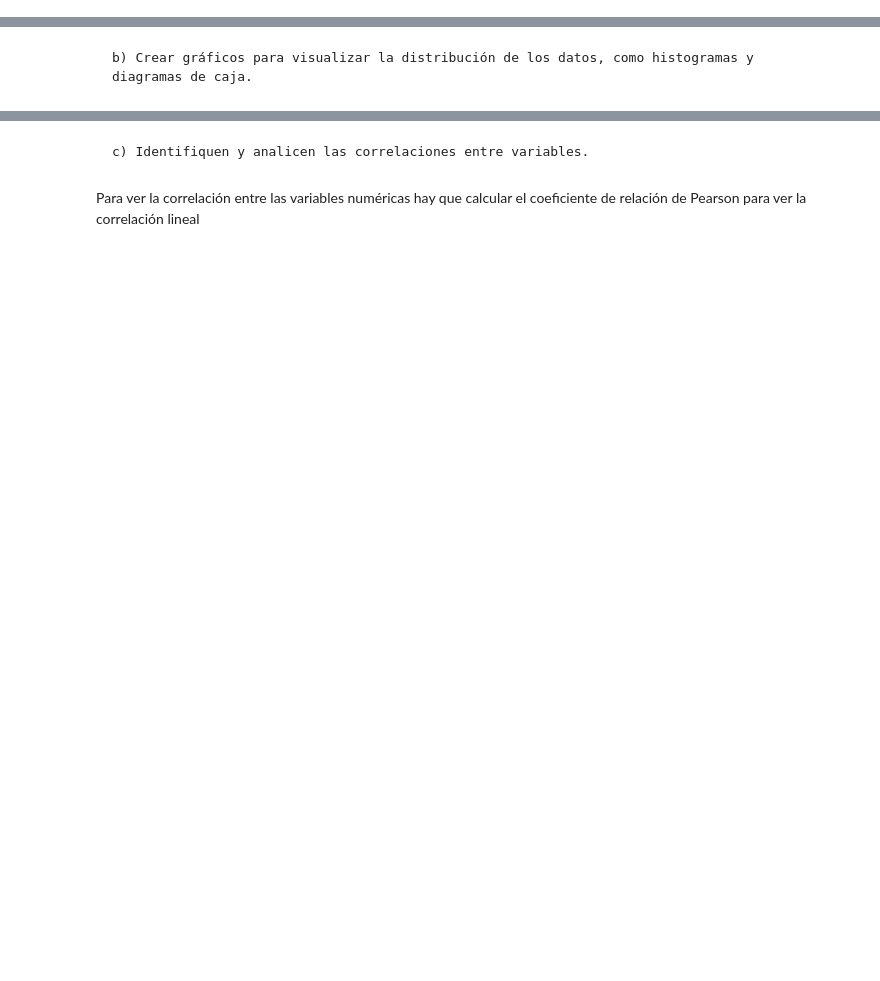
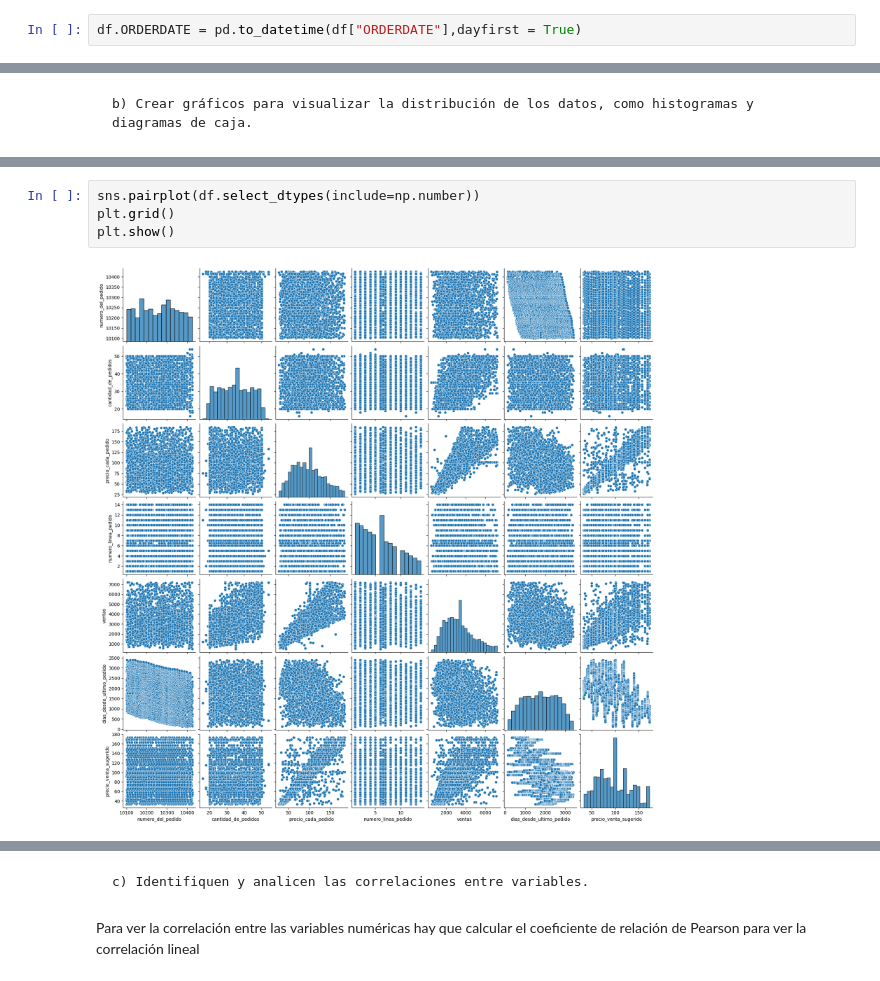
Before and after one commit to oliviaclemente/Programaci-n_Trabajo, a Jupyter notebook: jupyter.ipynb, the cells around one changed output, grey strips where cells are left out. Cells and saved outputs as stored; diff of their text form; blank space fills up the shorter version.

```diff
--- a/jupyter.ipynb
+++ b/jupyter.ipynb
@@ -124,6 +129,8 @@ print(df)
 [2747 rows x 20 columns]
 # %% [markdown]
     b) Conviertan los tipos de datos de las columnas si es necesario.
+# %%
+df.ORDERDATE = pd.to_datetime(df["ORDERDATE"],dayfirst = True)
 # %% [markdown]
     c)Renombren las columnas para facilitar su manipulación.
 # %%
@@ -286,0 +230,6 @@ plt.show()
+# %%
+sns.pairplot(df.select_dtypes(include=np.number))
+plt.grid()
+plt.show()
+# %% [output]
+[figure, added]
```
Also changed, not shown: parts of 33 cells of this notebook.
